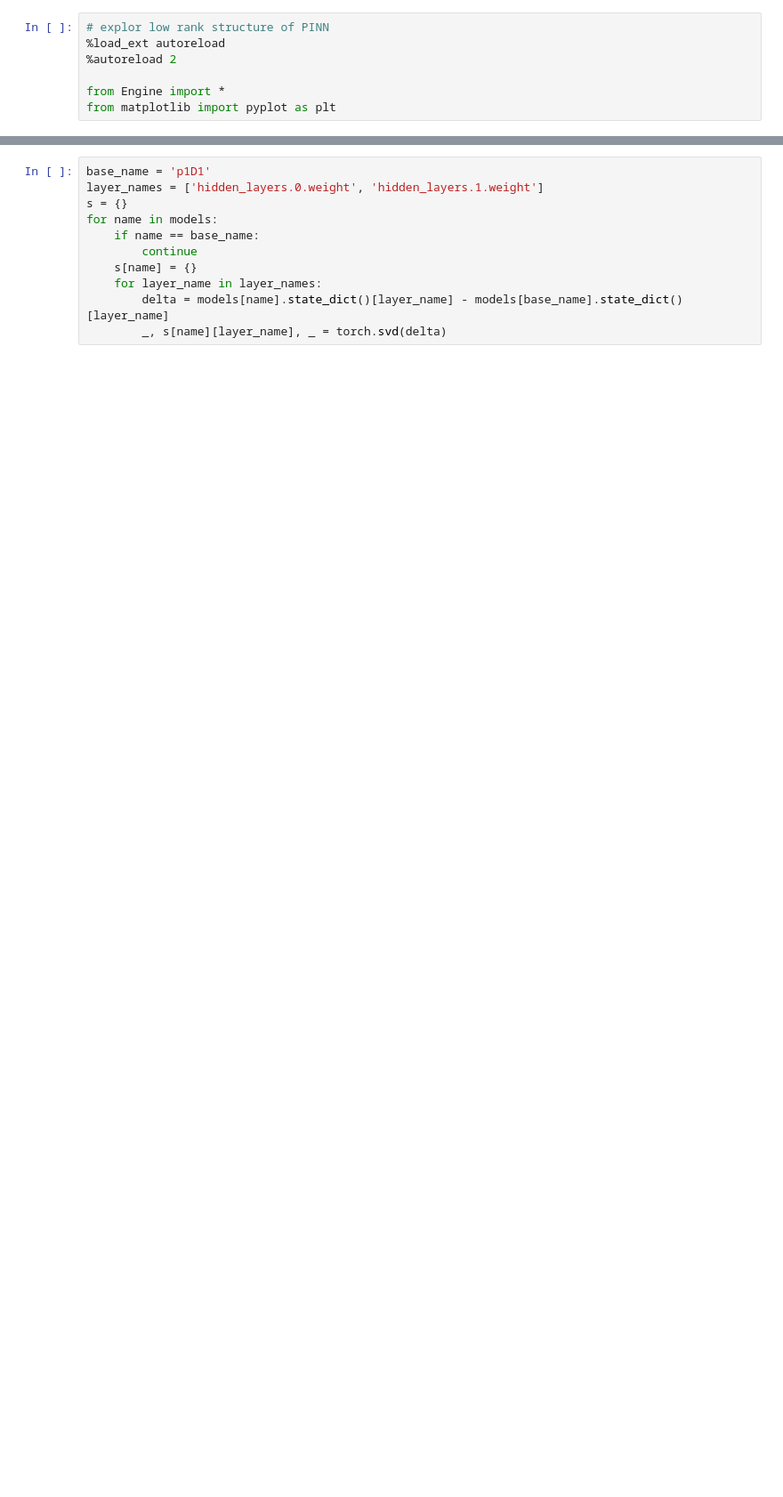
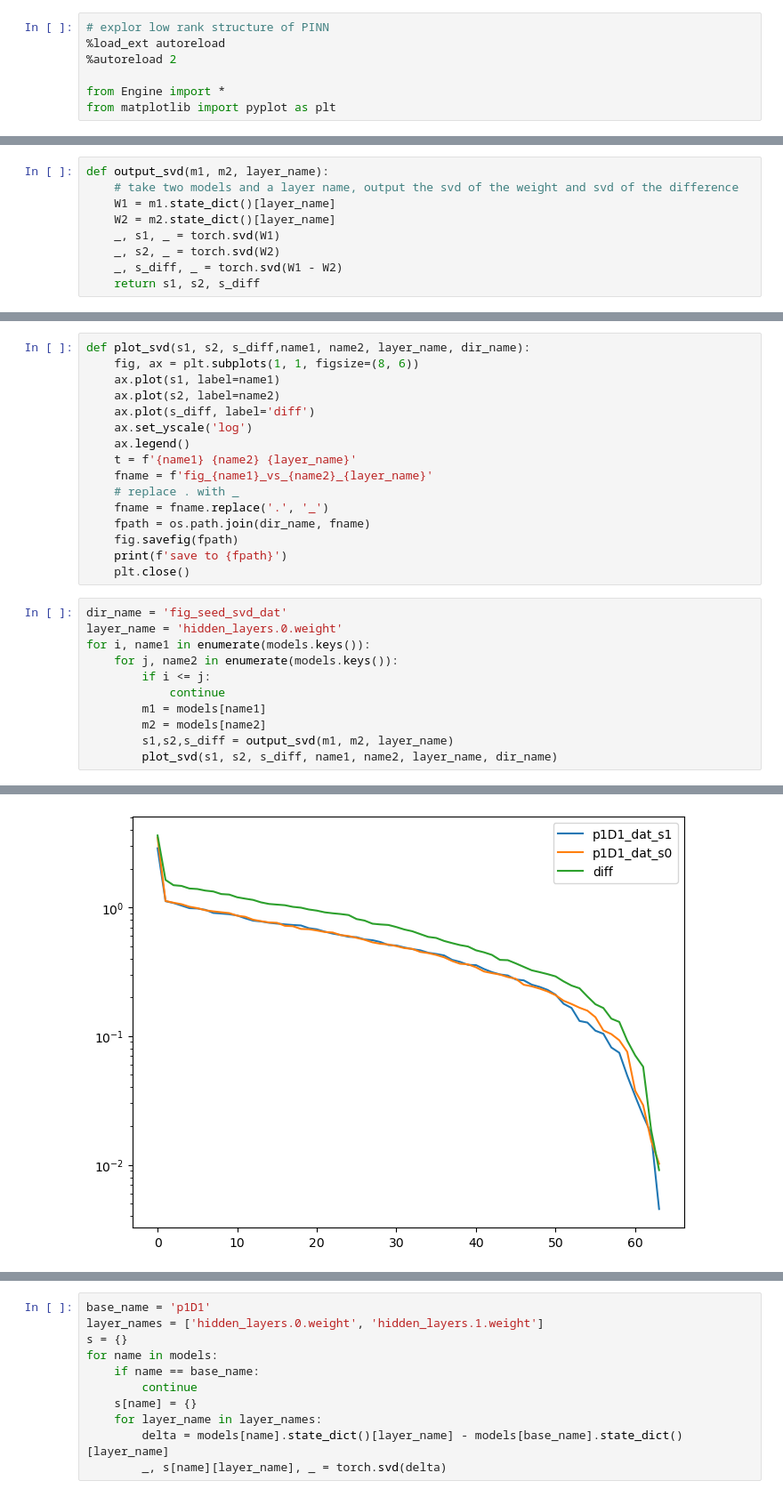
Before and after one commit to zhanglg12/BILO, a Jupyter notebook: try_low_rank.ipynb, the cells around one changed output, grey strips where cells are left out. Shown at 89% size. Drawn from its saved outputs; the diff is of its cells as text; blank space fills up the shorter version.

Commit message:
Study low rank with different initial seed.

```diff
--- a/try_low_rank.ipynb
+++ b/try_low_rank.ipynb
@@ -23,0 +8,9 @@ net loaded from /home/ziruz16/adjointpinn/mlruns/485243773024031299/26740777af88
+# %%
+def output_svd(m1, m2, layer_name):
+    # take two models and a layer name, output the svd of the weight and svd of the difference
+    W1 = m1.state_dict()[layer_name]
+    W2 = m2.state_dict()[layer_name]
+    _, s1, _ = torch.svd(W1)
+    _, s2, _ = torch.svd(W2)
+    _, s_diff, _ = torch.svd(W1 - W2)
+    return s1, s2, s_diff
@@ -23,0 +47,28 @@ net loaded from /home/ziruz16/adjointpinn/mlruns/485243773024031299/26740777af88
+# %%
+def plot_svd(s1, s2, s_diff,name1, name2, layer_name, dir_name):
+    fig, ax = plt.subplots(1, 1, figsize=(8, 6))
+    ax.plot(s1, label=name1)
+    ax.plot(s2, label=name2)
+    ax.plot(s_diff, label='diff')
+    ax.set_yscale('log')
+    ax.legend()
+    t = f'{name1} {name2} {layer_name}'
+    fname = f'fig_{name1}_vs_{name2}_{layer_name}'
+    # replace . with _
+    fname = fname.replace('.', '_')
+    fpath = os.path.join(dir_name, fname)
+    fig.savefig(fpath)
+    print(f'save to {fpath}')
+    plt.close()
+# %%
+dir_name = 'fig_seed_svd_dat'
+layer_name = 'hidden_layers.0.weight'
+for i, name1 in enumerate(models.keys()):
+    for j, name2 in enumerate(models.keys()):
+        if i <= j:
+            continue
+        m1 = models[name1]
+        m2 = models[name2]
+        s1,s2,s_diff = output_svd(m1, m2, layer_name)
+        plot_svd(s1, s2, s_diff, name1, name2, layer_name, dir_name)
+# %% [output]
@@ -23,0 +109 @@ net loaded from /home/ziruz16/adjointpinn/mlruns/485243773024031299/26740777af88
+[figure, added]
```
Also changed, not shown: parts of 5 cells of this notebook, 2 other files.
